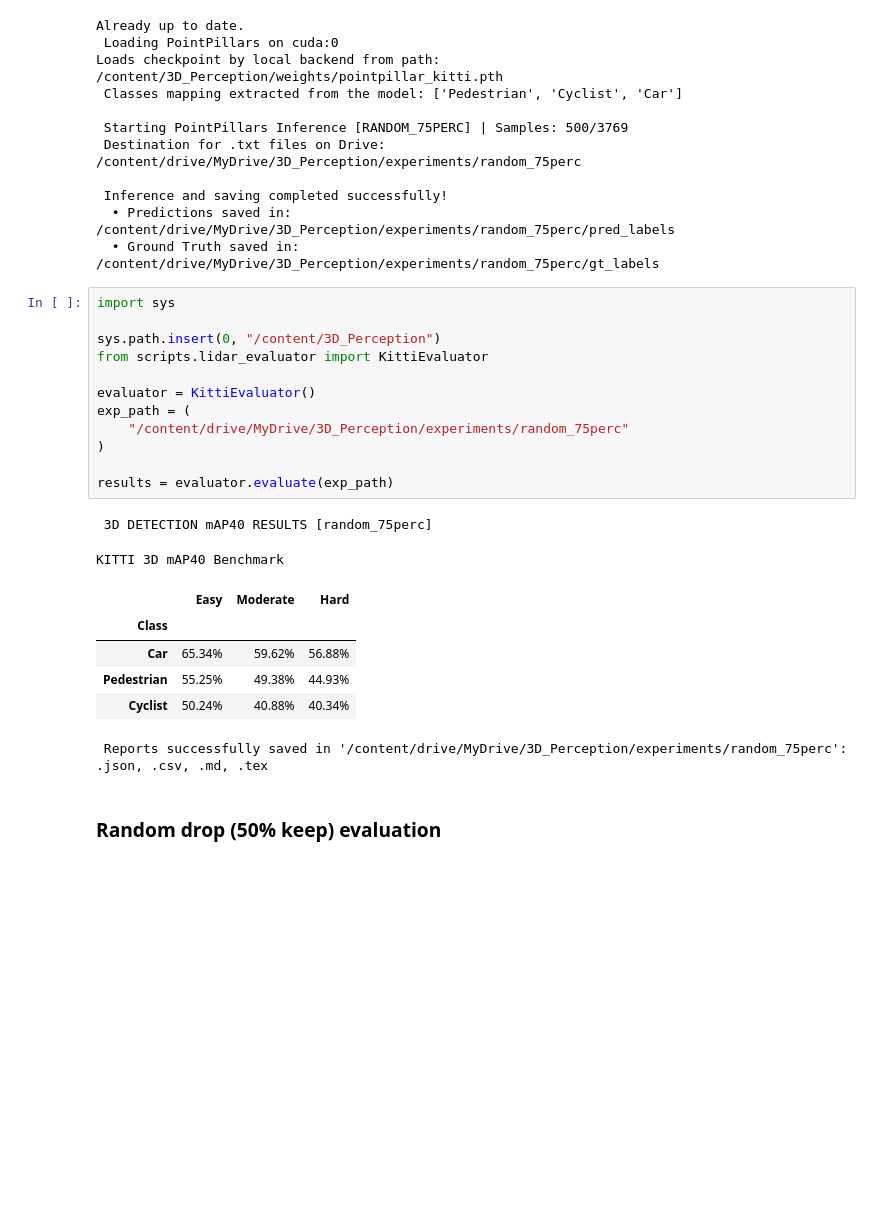
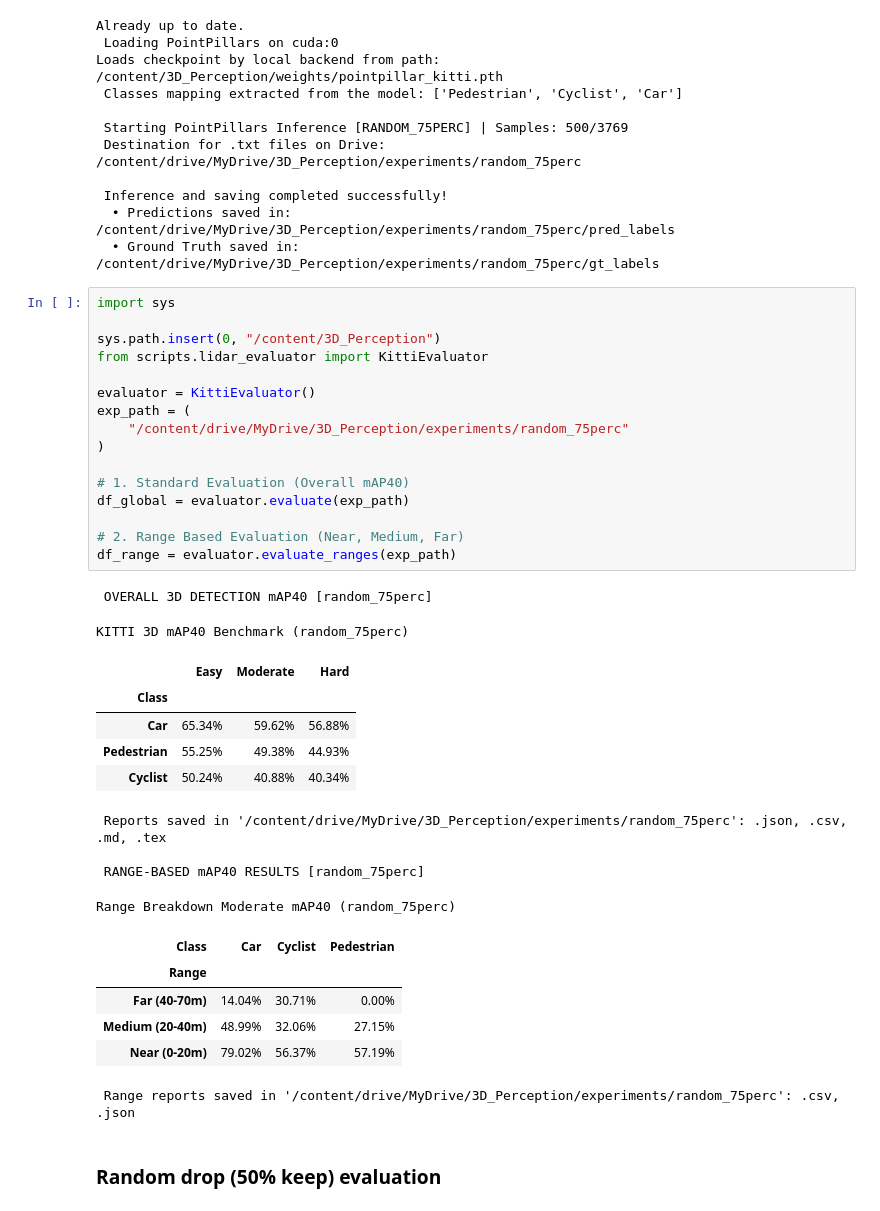
Before and after one commit to giacomosalvatori03/3D_Perception, a Jupyter notebook: notebooks/01_lidar_degradation.ipynb, the cells around one changed output. Saved outputs shown, nothing was run; the diff lists cells and outputs as text; blank space fills up the shorter version.

```diff
--- a/notebooks/01_lidar_degradation.ipynb
+++ b/notebooks/01_lidar_degradation.ipynb
@@ -151,24 +172,37 @@ Loads checkpoint by local backend from path: /content/3D_Perception/weights/poin
 # %%
 import sys
 
 sys.path.insert(0, "/content/3D_Perception")
 from scripts.lidar_evaluator import KittiEvaluator
 
 evaluator = KittiEvaluator()
 exp_path = (
     "/content/drive/MyDrive/3D_Perception/experiments/random_75perc"
 )
 
-results = evaluator.evaluate(exp_path)
+# 1. Standard Evaluation (Overall mAP40)
+df_global = evaluator.evaluate(exp_path)
+
+# 2. Range Based Evaluation (Near, Medium, Far)
+df_range = evaluator.evaluate_ranges(exp_path)
 # %% [output]
- 3D DETECTION mAP40 RESULTS [random_75perc]
+ OVERALL 3D DETECTION mAP40 [random_75perc]
-KITTI 3D mAP40 Benchmark
+KITTI 3D mAP40 Benchmark (random_75perc)
 |  | Easy | Moderate | Hard |
 | Class |  |  |  |
 | Car | 65.34% | 59.62% | 56.88% |
 | Pedestrian | 55.25% | 49.38% | 44.93% |
 | Cyclist | 50.24% | 40.88% | 40.34% |
- Reports successfully saved in '/content/drive/MyDrive/3D_Perception/experiments/random_75perc': .json, .csv, .md, .tex
+ Reports saved in '/content/drive/MyDrive/3D_Perception/experiments/random_75perc': .json, .csv, .md, .tex
+
+ RANGE-BASED mAP40 RESULTS [random_75perc]
+Range Breakdown Moderate mAP40 (random_75perc)
+| Class | Car | Cyclist | Pedestrian |
+| Range |  |  |  |
+| Far (40-70m) | 14.04% | 30.71% | 0.00% |
+| Medium (20-40m) | 48.99% | 32.06% | 27.15% |
+| Near (0-20m) | 79.02% | 56.37% | 57.19% |
+ Range reports saved in '/content/drive/MyDrive/3D_Perception/experiments/random_75perc': .csv, .json
 # %% [markdown]
 ### Random drop (50% keep) evaluation
 # %%
```
Also changed, not shown: parts of 4 cells of this notebook, 1 other file.
